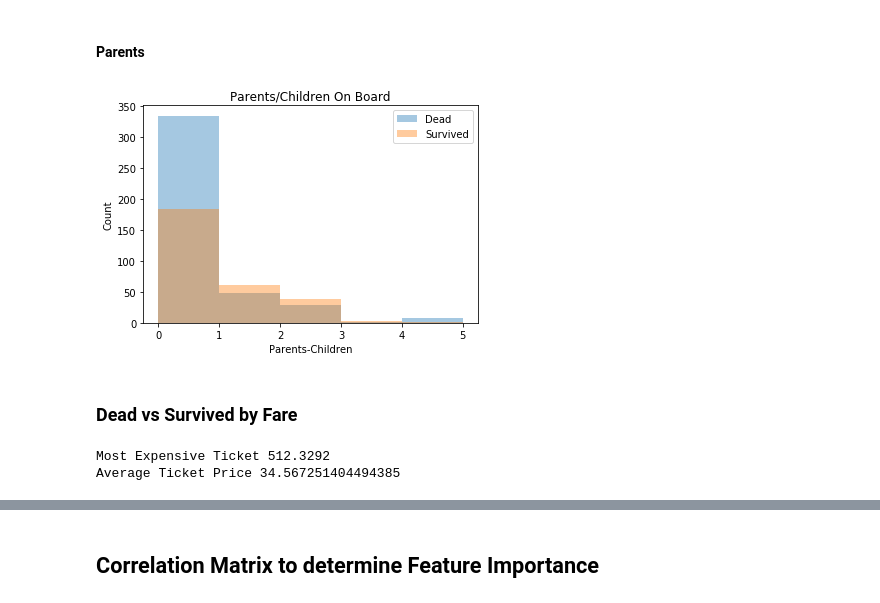
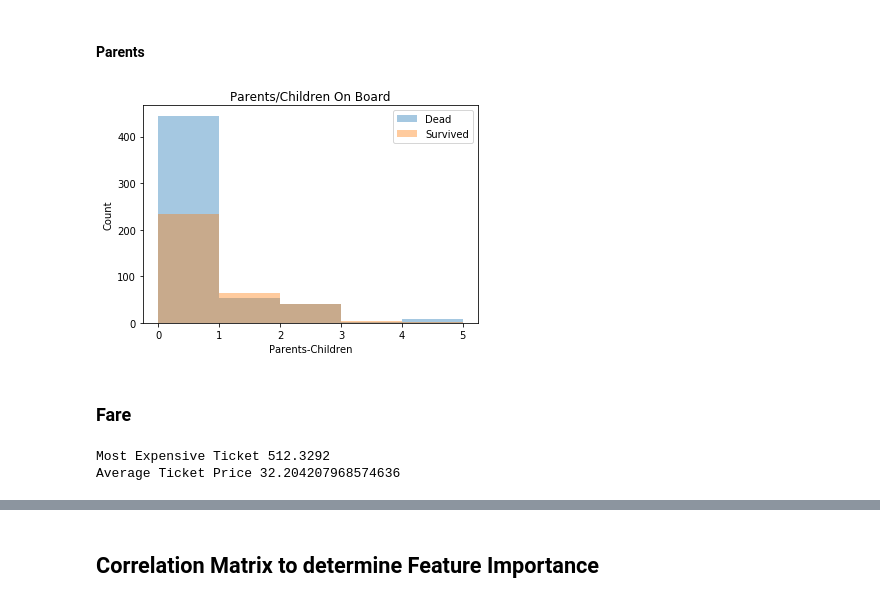
Before and after one commit to franciscedriccruz/ML_Titanic_Kaggle, a Jupyter notebook: Titanic .ipynb, the cells around one changed output, grey strips where cells are left out. Saved outputs shown, nothing was run; the diff lists cells and outputs as text; code cells hidden in the pictures.

```diff
--- a/Titanic .ipynb
+++ b/Titanic .ipynb
@@ -265,0 +72,4 @@ plt.show()
+# %%
+# Let's create two dataframes splitting it up survived and not survived.
+not_survived = train_data[train_data['Survived'] == 0]
+survived = train_data[train_data['Survived'] == 1]
@@ -284,32 +163,32 @@ plt.show()
 # %% [markdown]
 #### Parents
 # %%
-dead_parents_count = died['Parch']
+dead_parents_count = not_survived['Parch']
 survived_parents_count = survived['Parch']
 
 fig, ax = plt.subplots()
 for parents_lists in [dead_parents_count, survived_parents_count]:
     sns.distplot(parents_lists, bins = np.arange(0, 6, 1),kde=False)
 ax.legend(labels=['Dead', 'Survived'])
 ax.set_title("Parents/Children On Board")
 plt.xlabel("Parents-Children")
 plt.ylabel("Count")
 plt.show()
 # %% [output]
-[figure, old version]
+[figure, new version]
 # %% [markdown]
-### Dead vs Survived by Fare
+### Fare
 # %%
-dead_fare = died['Fare']
+dead_fare = not_survived['Fare']
 survived_fare = survived['Fare']
 
-expensive_fare = max(cleaned_train_data['Fare'])
-average_fare = np.average(cleaned_train_data['Fare'])
+expensive_fare = max(train_data['Fare'])
+average_fare = np.average(train_data['Fare'])
 print("Most Expensive Ticket", expensive_fare)
 print("Average Ticket Price", average_fare)
 # %% [output]
 Most Expensive Ticket 512.3292
-Average Ticket Price 34.567251404494385
+Average Ticket Price 32.204207968574636
 # %%
 fig, ax = plt.subplots()
 for fare_lists in [dead_fare, survived_fare]:
```
Also changed, not shown: parts of 151 cells of this notebook.
